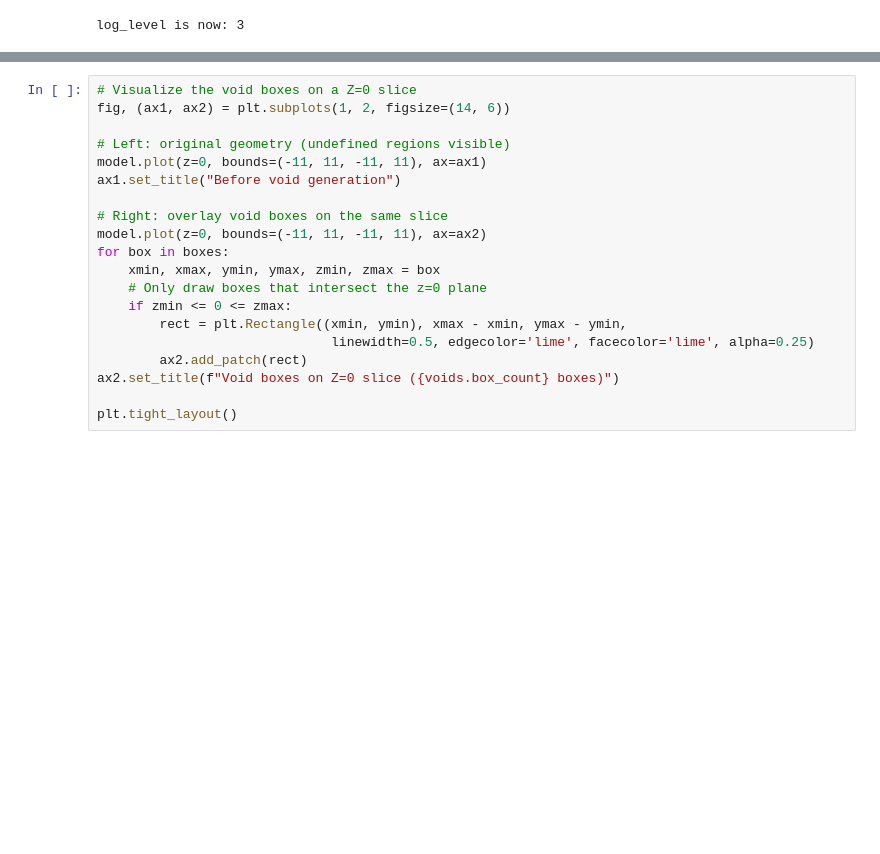
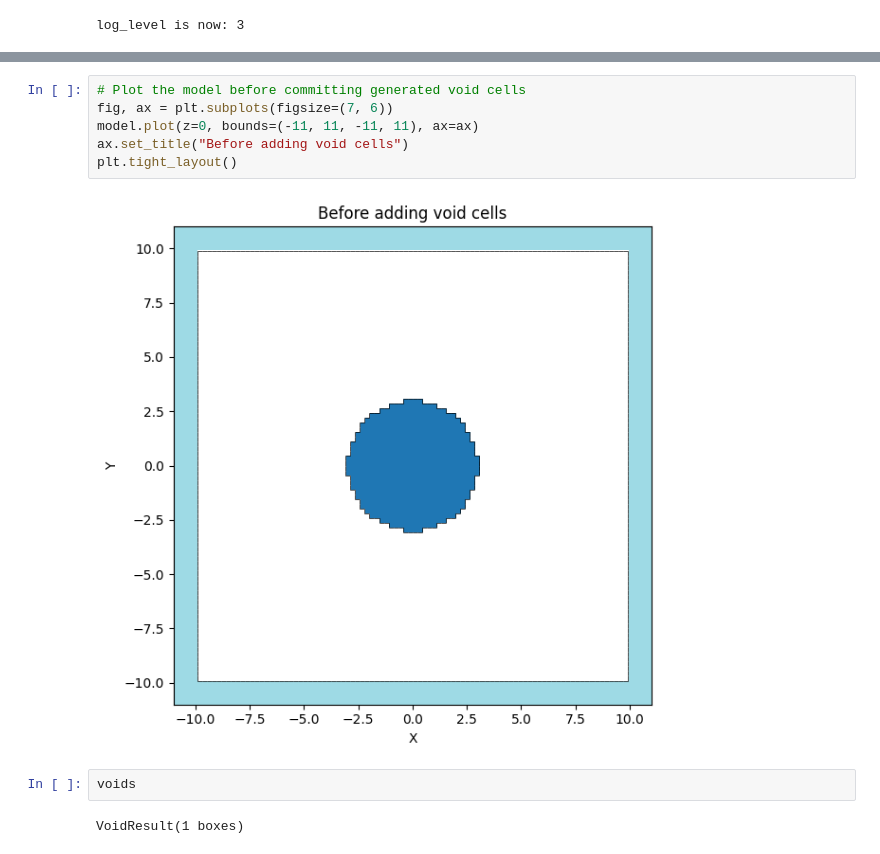
Before and after one commit to giovanni-mariano/aleathor, a Jupyter notebook: examples/05_advanced.ipynb, the cells around one changed output, grey strips where cells are left out. Drawn from its saved outputs; the diff is of its cells as text; blank space fills up the shorter version.

```diff
--- a/examples/05_advanced.ipynb
+++ b/examples/05_advanced.ipynb
@@ -236,20 +279,12 @@ print(f"Expected void volume (box - sphere): {expected_void:.1f} cm³")
 # %%
-# Visualize the void boxes on a Z=0 slice
-fig, (ax1, ax2) = plt.subplots(1, 2, figsize=(14, 6))
-
-# Left: original geometry (undefined regions visible)
-model.plot(z=0, bounds=(-11, 11, -11, 11), ax=ax1)
-ax1.set_title("Before void generation")
-
-# Right: overlay void boxes on the same slice
-model.plot(z=0, bounds=(-11, 11, -11, 11), ax=ax2)
-for box in boxes:
-    xmin, xmax, ymin, ymax, zmin, zmax = box
-    # Only draw boxes that intersect the z=0 plane
-    if zmin <= 0 <= zmax:
-        rect = plt.Rectangle((xmin, ymin), xmax - xmin, ymax - ymin,
-                              linewidth=0.5, edgecolor='lime', facecolor='lime', alpha=0.25)
-        ax2.add_patch(rect)
-ax2.set_title(f"Void boxes on Z=0 slice ({voids.box_count} boxes)")
-
+# Plot the model before committing generated void cells
+fig, ax = plt.subplots(figsize=(7, 6))
+model.plot(z=0, bounds=(-11, 11, -11, 11), ax=ax)
+ax.set_title("Before adding void cells")
 plt.tight_layout()
+# %% [output]
+[figure, added]
+# %%
+voids
+# %% [output]
+VoidResult(1 boxes)
```
Also changed, not shown: parts of 12 cells of this notebook, 29 other files.
